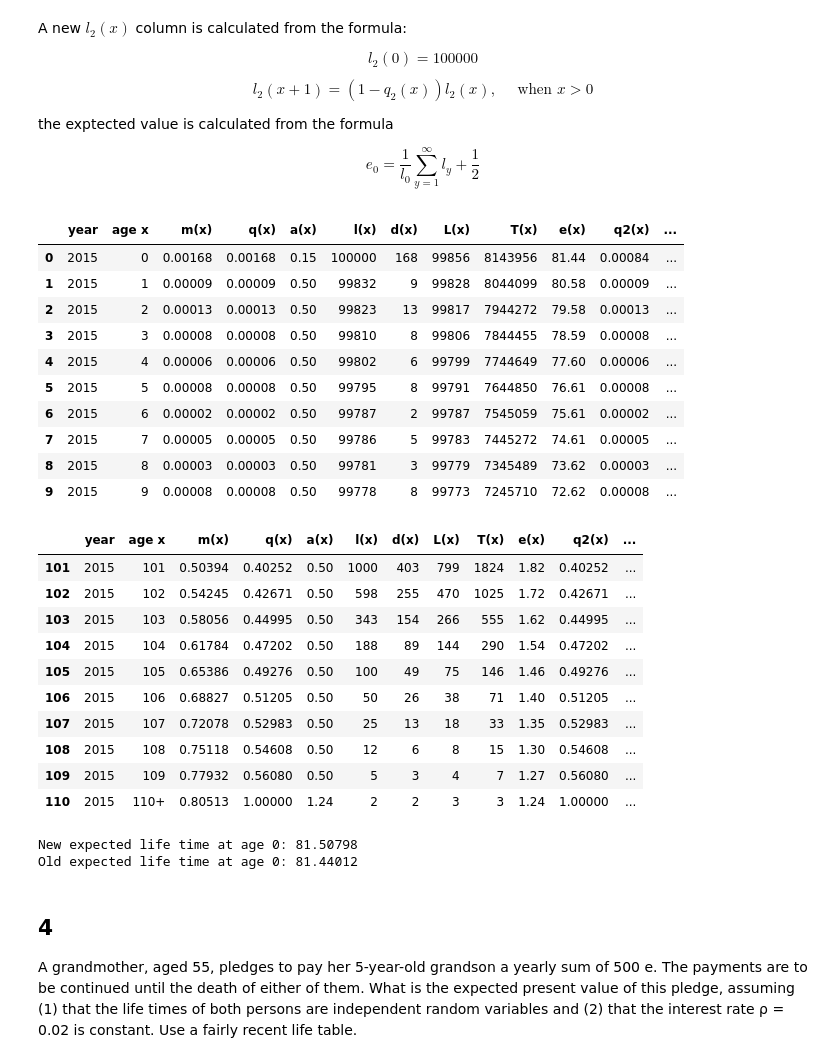
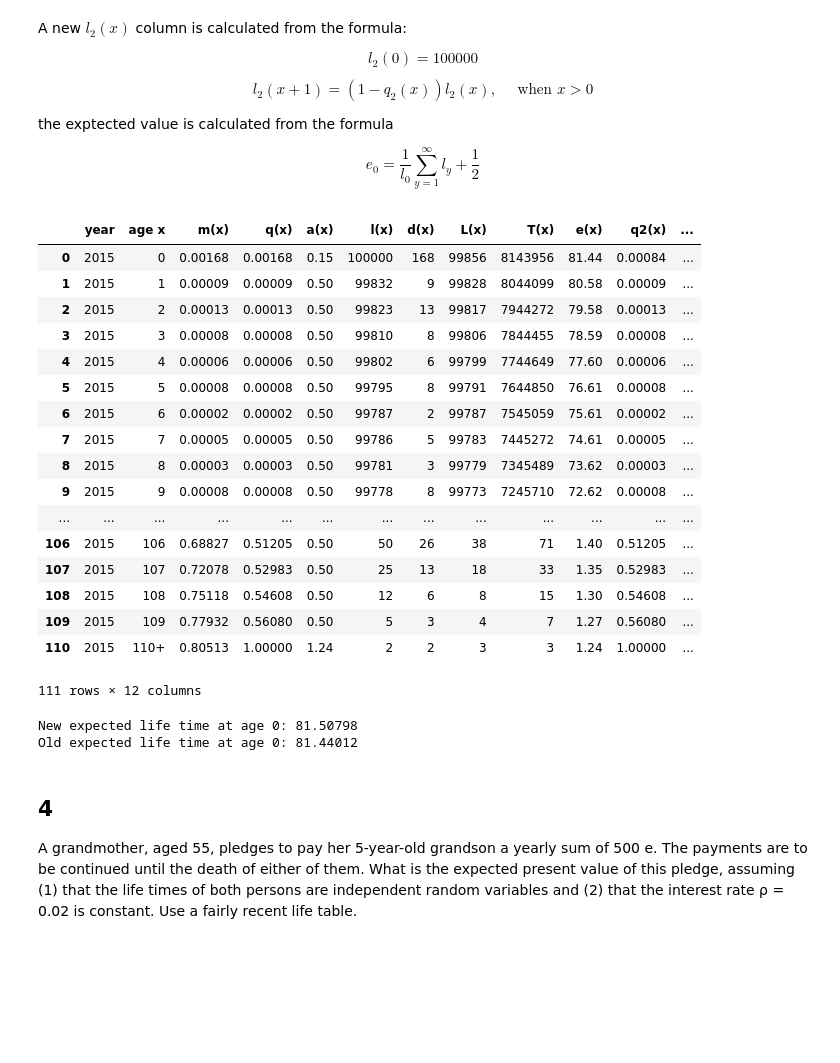
Before and after one commit to Ocken/stokdemo, a Jupyter notebook: stochdem_demo2.ipynb, the cells around one changed output. Drawn from its saved outputs; the diff is of its cells as text; code cells hidden in the pictures; blank space fills up the shorter version.

```diff
--- a/stochdem_demo2.ipynb
+++ b/stochdem_demo2.ipynb
@@ -49,48 +49,44 @@ new_lx = [cur_l]
 for q in df_fin['q2(x)'][:-1]:
     cur_l *= (1 - q)
     new_lx.append(np.round(cur_l))
 
 df_fin['l2(x)'] = pd.Series(new_lx)
-df_fin.head(10)
-df_fin.tail(10)
+#df_fin.head(10)
+df_fin#.tail(10)
 
 def calc_e(ages, n):
     denominator = ages[n]
     nominator = np.sum(ages[n+1:])
     return nominator / denominator + 0.5
 
 age = 0
 e0_new = calc_e(df_fin['l2(x)'], age)
 e0_old = calc_e(df_fin['l(x)'], age)
 
 print("New expected life time at age {0}: {1}".format(age, e0_new))
 
 print("Old expected life time at age {0}: {1}".format(age, e0_old))
 # %% [output]
 |  | year | age x | m(x) | q(x) | a(x) | l(x) | d(x) | L(x) | T(x) | e(x) | q2(x) | ... |
 | 0 | 2015 | 0 | 0.00168 | 0.00168 | 0.15 | 100000 | 168 | 99856 | 8143956 | 81.44 | 0.00084 | ... |
 | 1 | 2015 | 1 | 0.00009 | 0.00009 | 0.50 | 99832 | 9 | 99828 | 8044099 | 80.58 | 0.00009 | ... |
 | 2 | 2015 | 2 | 0.00013 | 0.00013 | 0.50 | 99823 | 13 | 99817 | 7944272 | 79.58 | 0.00013 | ... |
 | 3 | 2015 | 3 | 0.00008 | 0.00008 | 0.50 | 99810 | 8 | 99806 | 7844455 | 78.59 | 0.00008 | ... |
 | 4 | 2015 | 4 | 0.00006 | 0.00006 | 0.50 | 99802 | 6 | 99799 | 7744649 | 77.60 | 0.00006 | ... |
 | 5 | 2015 | 5 | 0.00008 | 0.00008 | 0.50 | 99795 | 8 | 99791 | 7644850 | 76.61 | 0.00008 | ... |
 | 6 | 2015 | 6 | 0.00002 | 0.00002 | 0.50 | 99787 | 2 | 99787 | 7545059 | 75.61 | 0.00002 | ... |
 | 7 | 2015 | 7 | 0.00005 | 0.00005 | 0.50 | 99786 | 5 | 99783 | 7445272 | 74.61 | 0.00005 | ... |
 | 8 | 2015 | 8 | 0.00003 | 0.00003 | 0.50 | 99781 | 3 | 99779 | 7345489 | 73.62 | 0.00003 | ... |
 | 9 | 2015 | 9 | 0.00008 | 0.00008 | 0.50 | 99778 | 8 | 99773 | 7245710 | 72.62 | 0.00008 | ... |
+| ... | ... | ... | ... | ... | ... | ... | ... | ... | ... | ... | ... | ... |
+| 106 | 2015 | 106 | 0.68827 | 0.51205 | 0.50 | 50 | 26 | 38 | 71 | 1.40 | 0.51205 | ... |
+| 107 | 2015 | 107 | 0.72078 | 0.52983 | 0.50 | 25 | 13 | 18 | 33 | 1.35 | 0.52983 | ... |
+| 108 | 2015 | 108 | 0.75118 | 0.54608 | 0.50 | 12 | 6 | 8 | 15 | 1.30 | 0.54608 | ... |
+| 109 | 2015 | 109 | 0.77932 | 0.56080 | 0.50 | 5 | 3 | 4 | 7 | 1.27 | 0.56080 | ... |
+| 110 | 2015 | 110+ | 0.80513 | 1.00000 | 1.24 | 2 | 2 | 3 | 3 | 1.24 | 1.00000 | ... |
-|  | year | age x | m(x) | q(x) | a(x) | l(x) | d(x) | L(x) | T(x) | e(x) | q2(x) | ... |
-| 101 | 2015 | 101 | 0.50394 | 0.40252 | 0.50 | 1000 | 403 | 799 | 1824 | 1.82 | 0.40252 | ... |
-| 102 | 2015 | 102 | 0.54245 | 0.42671 | 0.50 | 598 | 255 | 470 | 1025 | 1.72 | 0.42671 | ... |
-| 103 | 2015 | 103 | 0.58056 | 0.44995 | 0.50 | 343 | 154 | 266 | 555 | 1.62 | 0.44995 | ... |
-| 104 | 2015 | 104 | 0.61784 | 0.47202 | 0.50 | 188 | 89 | 144 | 290 | 1.54 | 0.47202 | ... |
-| 105 | 2015 | 105 | 0.65386 | 0.49276 | 0.50 | 100 | 49 | 75 | 146 | 1.46 | 0.49276 | ... |
-| 106 | 2015 | 106 | 0.68827 | 0.51205 | 0.50 | 50 | 26 | 38 | 71 | 1.40 | 0.51205 | ... |
-| 107 | 2015 | 107 | 0.72078 | 0.52983 | 0.50 | 25 | 13 | 18 | 33 | 1.35 | 0.52983 | ... |
-| 108 | 2015 | 108 | 0.75118 | 0.54608 | 0.50 | 12 | 6 | 8 | 15 | 1.30 | 0.54608 | ... |
-| 109 | 2015 | 109 | 0.77932 | 0.56080 | 0.50 | 5 | 3 | 4 | 7 | 1.27 | 0.56080 | ... |
-| 110 | 2015 | 110+ | 0.80513 | 1.00000 | 1.24 | 2 | 2 | 3 | 3 | 1.24 | 1.00000 | ... |
-New expected life time at age 0: 81.50798
-Old expected life time at age 0: 81.44012
+111 rows × 12 columns
+New expected life time at age 0: 81.50798
+Old expected life time at age 0: 81.44012
 # %% [markdown]
 ## 4
 
```
Also changed, not shown: parts of 7 cells of this notebook, 1 other file.
